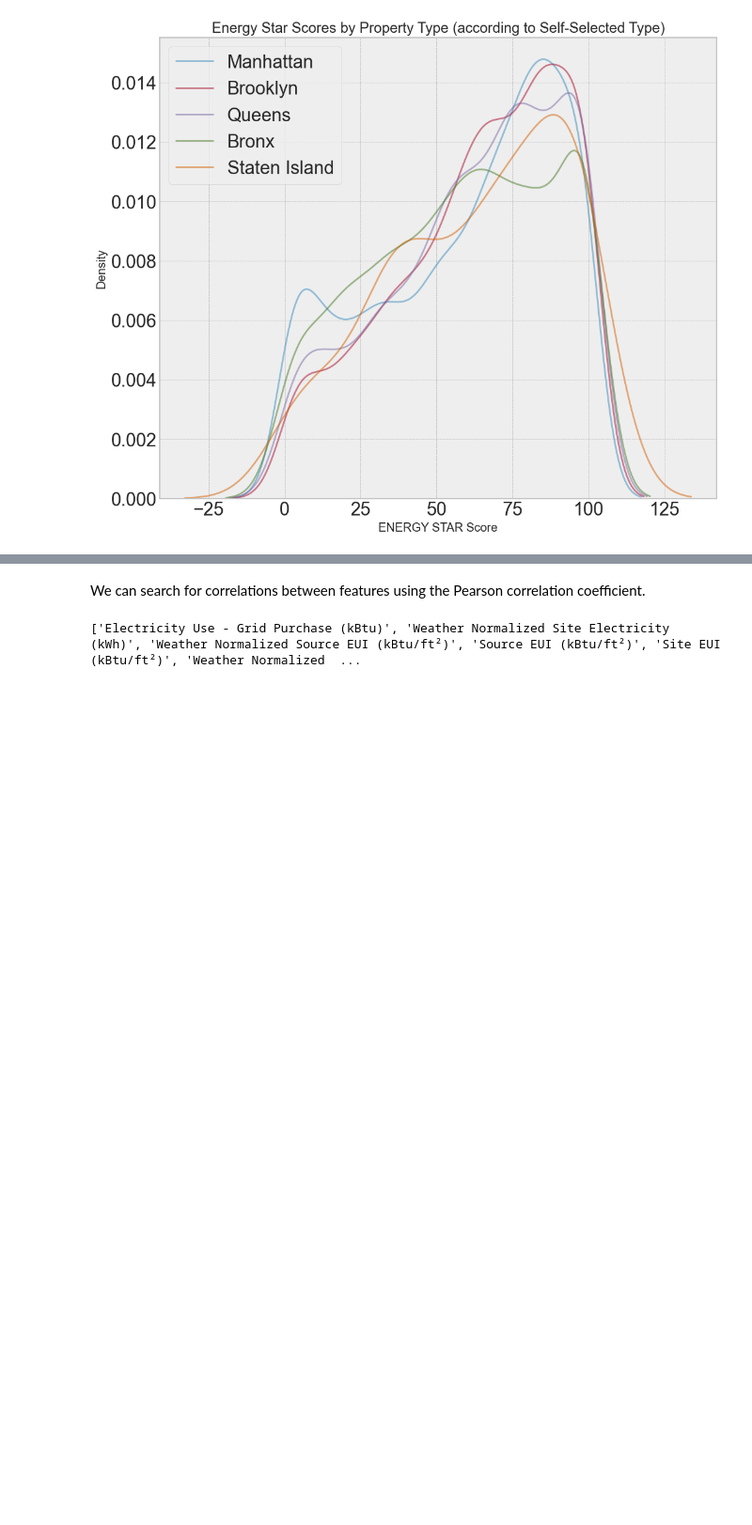
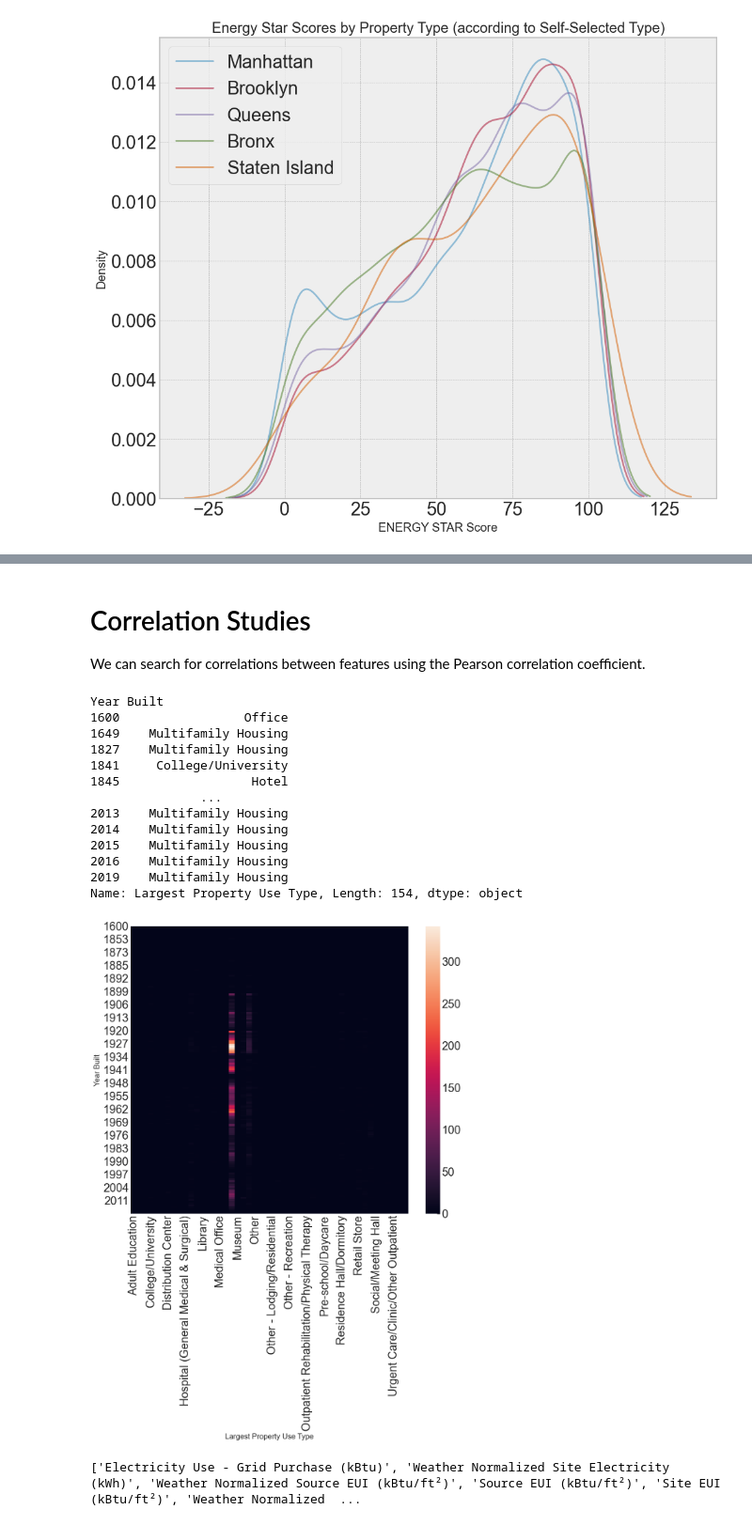
Before and after one commit to zkhechadoorian/NYC-LL84-Benchmarking, a Jupyter notebook: notebooks/0_eda.ipynb, the cells around one changed output, grey strips where cells are left out. Shown at 94% size. Drawn from its saved outputs; the diff is of its cells as text; code cells hidden in the pictures; blank space fills up the shorter version.

```diff
--- a/notebooks/0_eda.ipynb
+++ b/notebooks/0_eda.ipynb
@@ -426,5 +501,35 @@ The borough of the building does not seem to make as significant a difference in
 # %% [markdown]
+# Correlation Studies
+
 We can search for correlations between features using the Pearson correlation coefficient.
+# %%
+# Cross-tabulation to count how often each combination occurs
+coincidence_counts = pd.crosstab(data['Year Built'], data['Largest Property Use Type'])
+sns.heatmap(coincidence_counts)
+
+top_category_per_year = (
+    data.groupby('Year Built')['Largest Property Use Type']
+    .agg(lambda x: x.value_counts().idxmax())
+)
+
+# Print the result
+pd.set_option('display.max_rows', 100)
+print(top_category_per_year)
+# %% [output]
+Year Built
+1600                 Office
+1649    Multifamily Housing
+1827    Multifamily Housing
+1841     College/University
+1845                  Hotel
+               ...
+2013    Multifamily Housing
+2014    Multifamily Housing
+2015    Multifamily Housing
+2016    Multifamily Housing
+2019    Multifamily Housing
+Name: Largest Property Use Type, Length: 154, dtype: object
+[figure, added]
 # %%
 numeric_data = data.select_dtypes(include=[np.number])
 correlation_matrix = numeric_data.corr()
```
Also changed, not shown: parts of 5 cells of this notebook.
